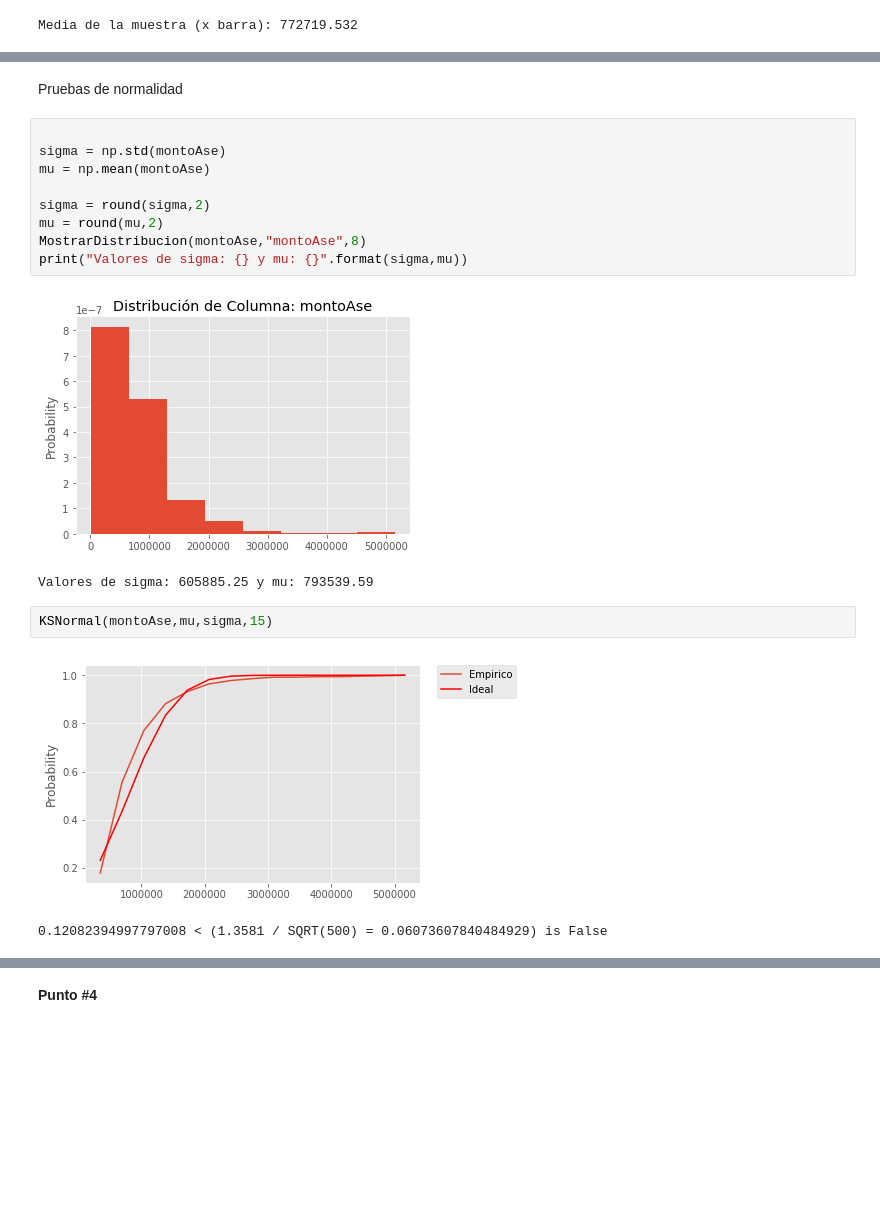
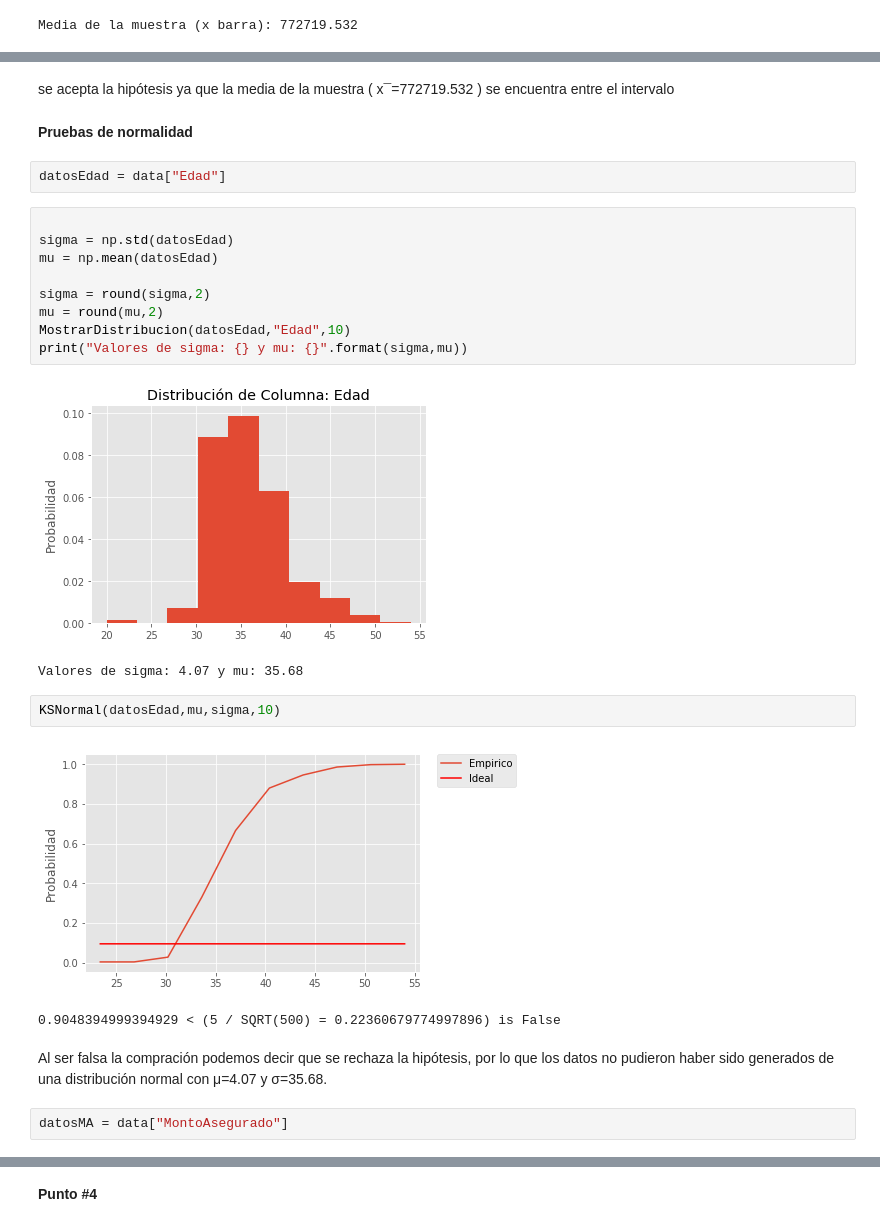
Before and after one commit to jpablofdez/DataScience, a Jupyter notebook: Estadistica/Quices/Quiz_1.ipynb, the cells around one changed output, grey strips where cells are left out. Cells and saved outputs as stored; diff of their text form; blank space fills up the shorter version.

```diff
--- a/Estadistica/Quices/Quiz_1.ipynb
+++ b/Estadistica/Quices/Quiz_1.ipynb
@@ -303,19 +253,27 @@ P(748970.61 <= mu <= 838108.56) = 0.9
+# %% [markdown]
+se acepta la hipótesis ya que la media de la muestra ( x¯=772719.532 ) se encuentra entre el intervalo
 # %% [markdown]
-Pruebas de normalidad
+**Pruebas de normalidad**
+# %%
+datosEdad = data["Edad"]
 # %%
 
-sigma = np.std(montoAse)
-mu = np.mean(montoAse)
+sigma = np.std(datosEdad)
+mu = np.mean(datosEdad)
 
 sigma = round(sigma,2)
 mu = round(mu,2)
-MostrarDistribucion(montoAse,"montoAse",8)
+MostrarDistribucion(datosEdad,"Edad",10)
 print("Valores de sigma: {} y mu: {}".format(sigma,mu))
 # %% [output]
-[figure, old version]
+[figure, new version]
-Valores de sigma: 605885.25 y mu: 793539.59
+Valores de sigma: 4.07 y mu: 35.68
 # %%
-KSNormal(montoAse,mu,sigma,15)
+KSNormal(datosEdad,mu,sigma,10)
 # %% [output]
-[figure, old version]
+[figure, new version]
-0.12082394997797008 < (1.3581 / SQRT(500) = 0.06073607840484929) is False
+0.9048394999394929 < (5 / SQRT(500) = 0.22360679774997896) is False
+# %% [markdown]
+Al ser falsa la compración podemos decir que se rechaza la hipótesis, por lo que los datos no pudieron haber sido generados de una distribución normal con  μ=4.07  y  σ=35.68.
+# %%
+datosMA = data["MontoAsegurado"]
```
Also changed, not shown: parts of 25 cells of this notebook.
